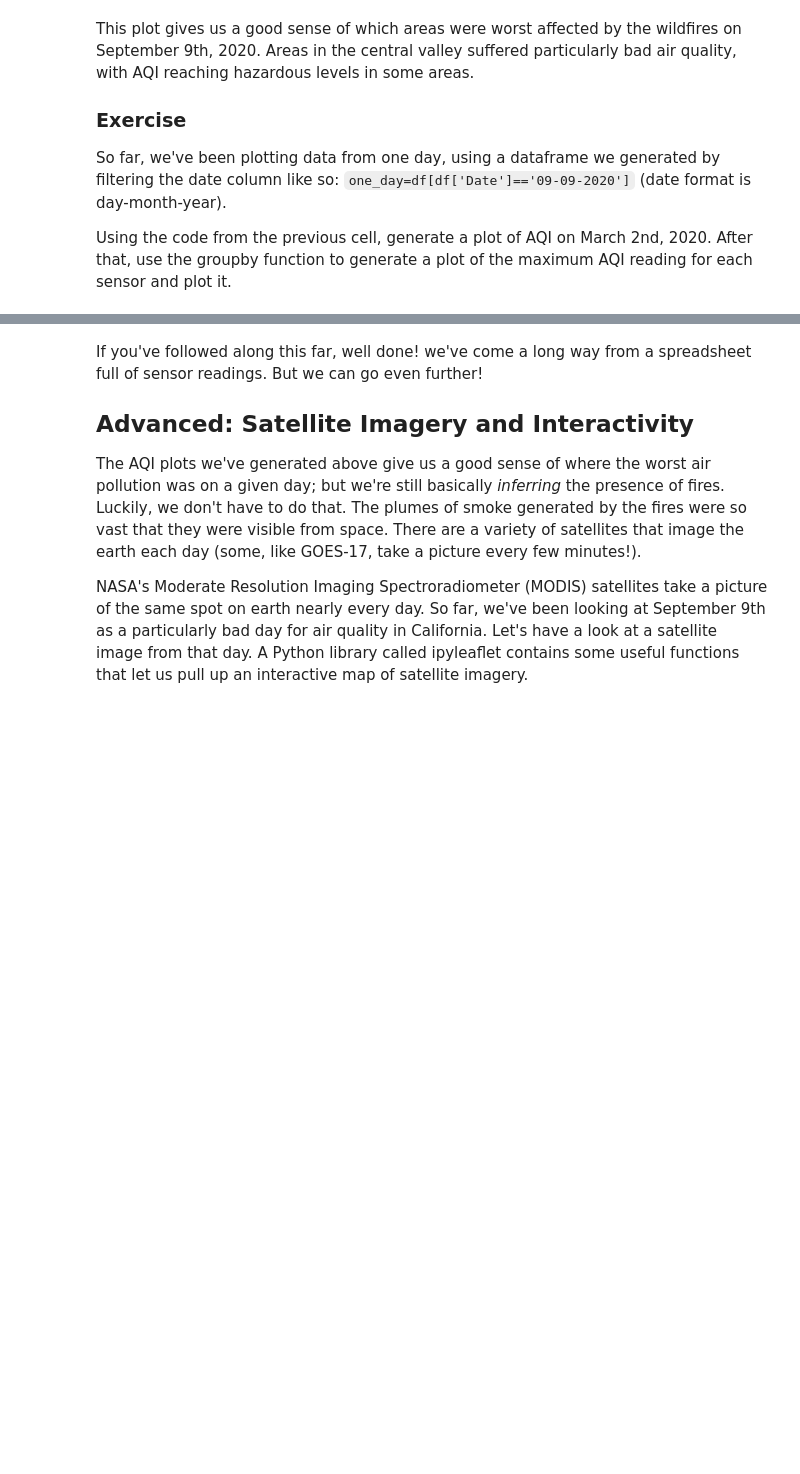
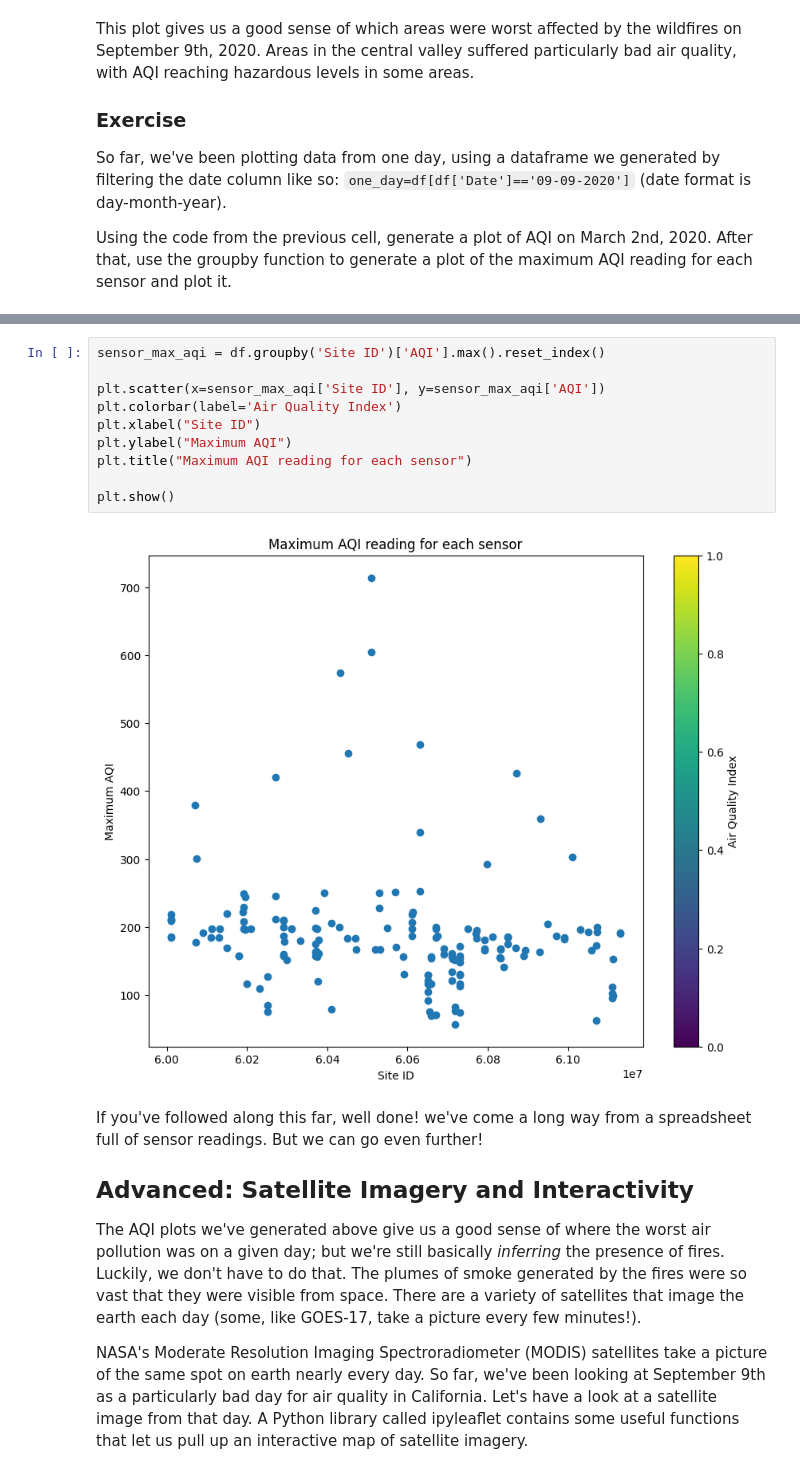
Before and after one commit to Corrine2244/QM2, a Jupyter notebook: notebooks/W03. Spatial Data.ipynb, the cells around one changed output, grey strips where cells are left out. Drawn from its saved outputs; the diff is of its cells as text; blank space fills up the shorter version.

```diff
--- a/notebooks/W03. Spatial Data.ipynb
+++ b/notebooks/W03. Spatial Data.ipynb
@@ -365,3 +453,15 @@ Using the code from the previous cell, generate a plot of AQI on March 2nd, 2020
+# %%
+sensor_max_aqi = df.groupby('Site ID')['AQI'].max().reset_index()
+
+plt.scatter(x=sensor_max_aqi['Site ID'], y=sensor_max_aqi['AQI'])
+plt.colorbar(label='Air Quality Index')
+plt.xlabel("Site ID")
+plt.ylabel("Maximum AQI")
+plt.title("Maximum AQI reading for each sensor")
+
+plt.show()
+# %% [output]
+[figure, added]
 # %% [markdown]
 If you've followed along this far, well done! we've come a long way from a spreadsheet full of sensor readings. But we can go even further!
 
```
Also changed, not shown: parts of 18 cells of this notebook.
